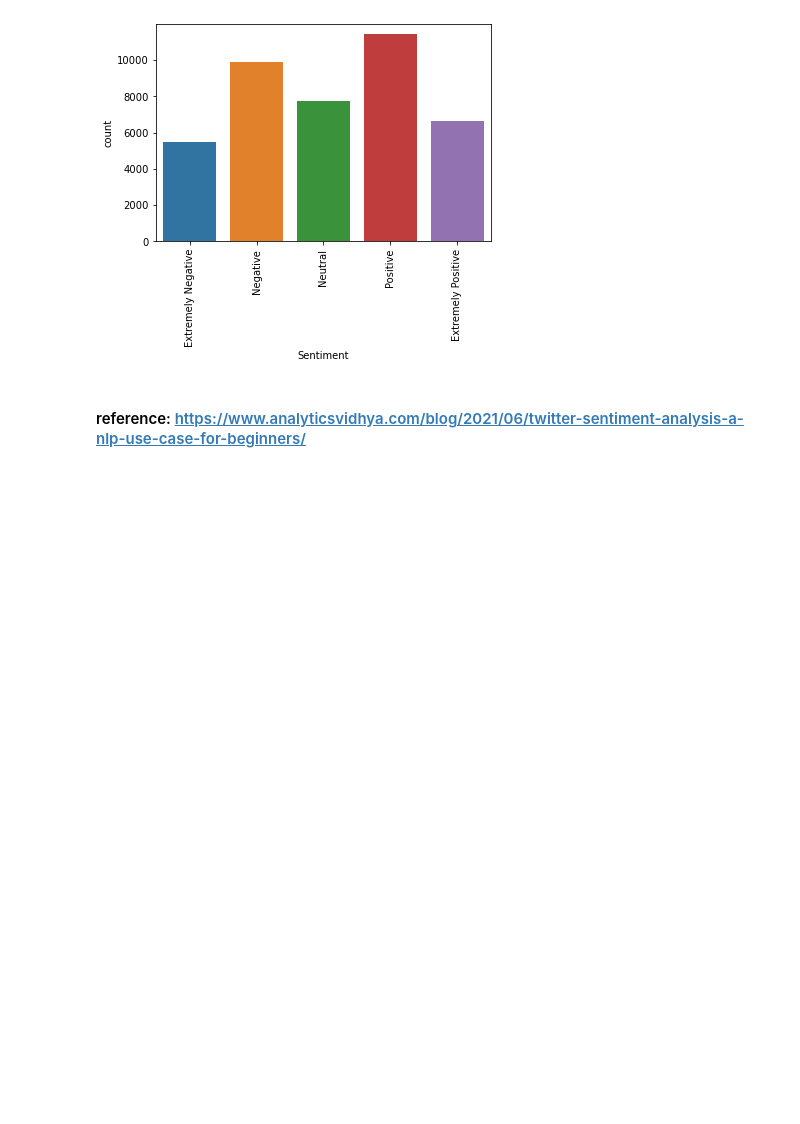
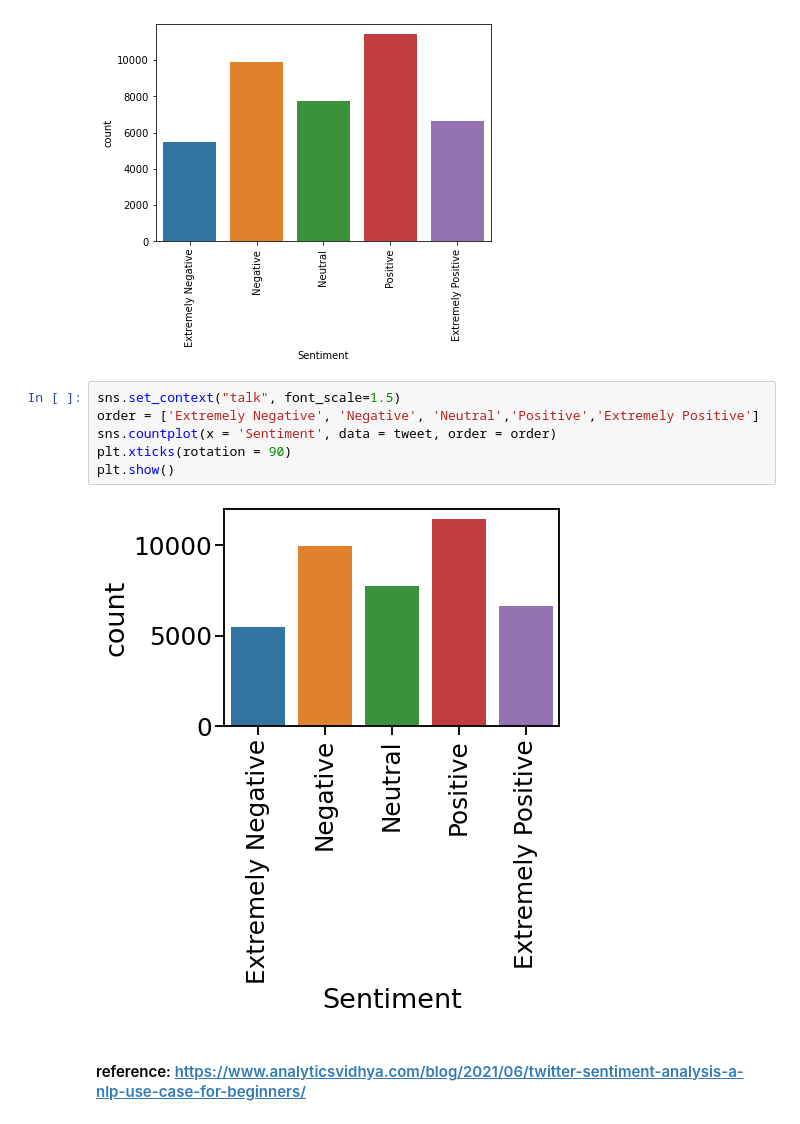
Before and after one commit to mengyanl/Corona_Tweet, a Jupyter notebook: Tweet_Sentiment_EDA.ipynb, the cells around one changed output. Cells and saved outputs as stored; diff of their text form; blank space fills up the shorter version.

Commit message:
added a countplot in talk style

```diff
--- a/Tweet_Sentiment_EDA.ipynb
+++ b/Tweet_Sentiment_EDA.ipynb
@@ -89,6 +89,14 @@ plt.xticks(rotation = 90)
 plt.show()
 # %% [output]
 [figure]
+# %%
+sns.set_context("talk", font_scale=1.5)
+order = ['Extremely Negative', 'Negative', 'Neutral','Positive','Extremely Positive']
+sns.countplot(x = 'Sentiment', data = tweet, order = order)
+plt.xticks(rotation = 90)
+plt.show()
+# %% [output]
+[figure, added]
 # %% [markdown]
 #### reference: https://www.analyticsvidhya.com/blog/2021/06/twitter-sentiment-analysis-a-nlp-use-case-for-beginners/
 # %%
```
